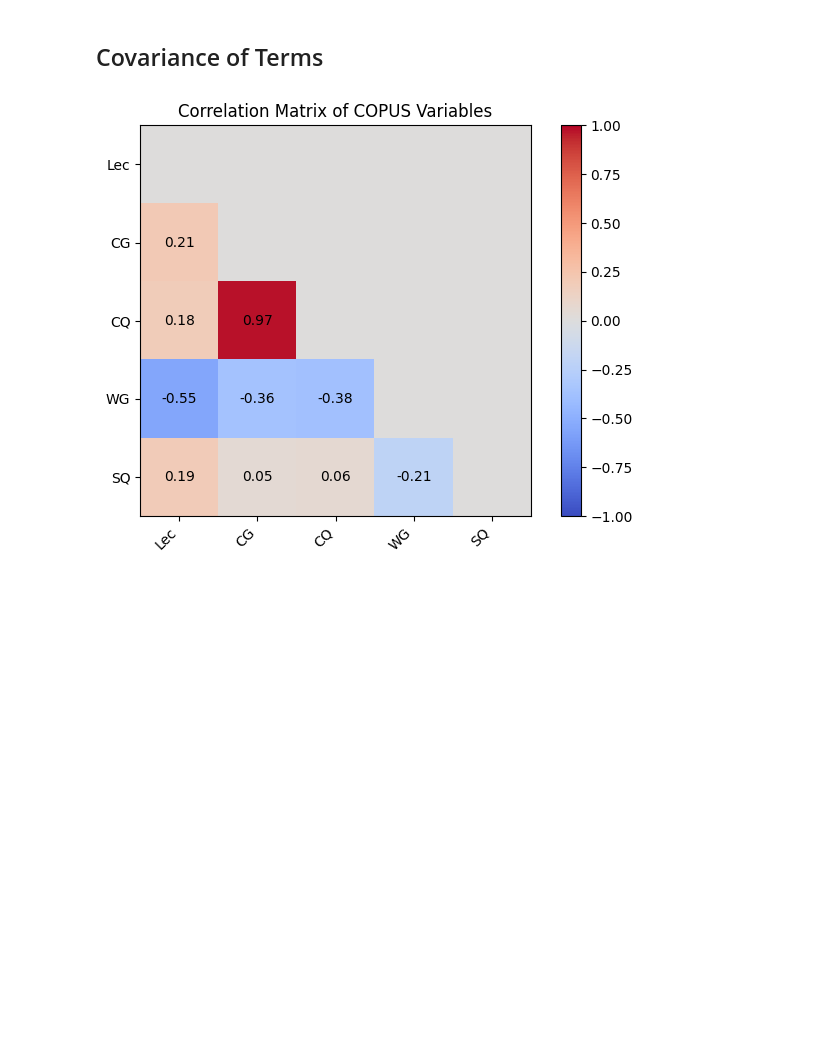
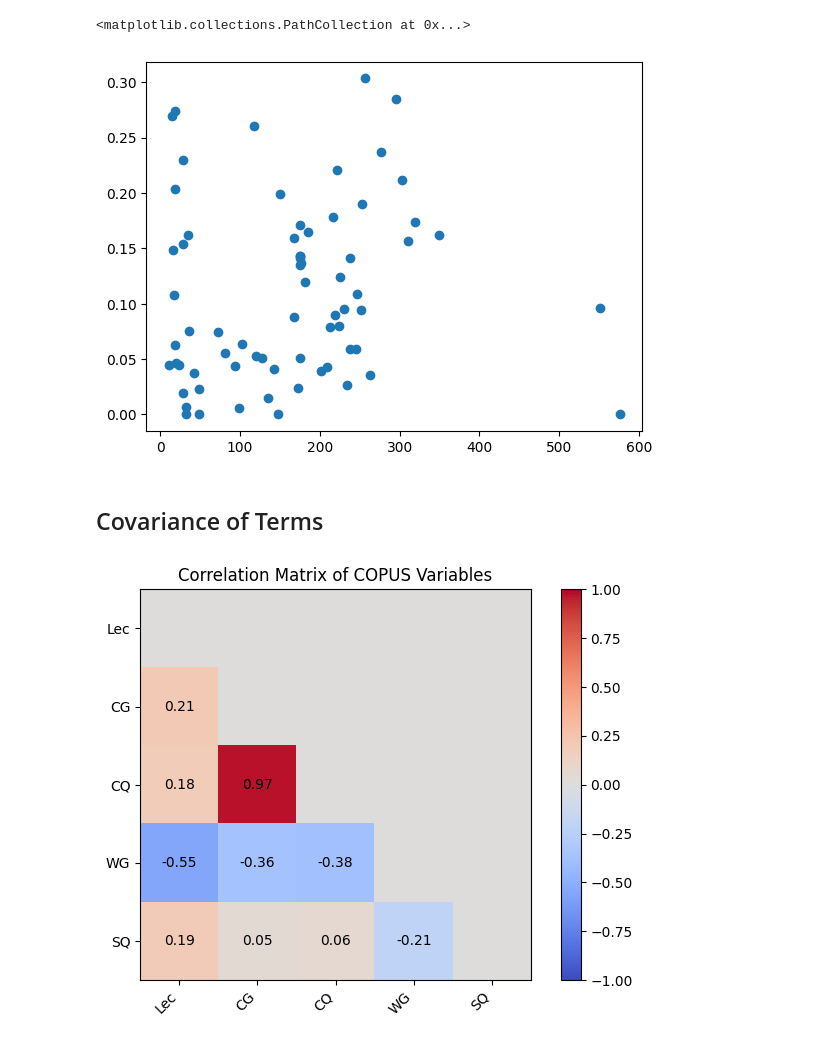
Before and after one commit to oross314/Modeling-Active-Learning-Classrooms, a Jupyter notebook: data_exploration_plots.ipynb, the cells around one changed output. Cells and saved outputs as stored; diff of their text form; code cells hidden in the pictures; blank space fills up the shorter version.

```diff
--- a/data_exploration_plots.ipynb
+++ b/data_exploration_plots.ipynb
@@ -22,6 +22,11 @@ gains = postmeans - premeans
 
 Ns = data['N'].values
 Fields = data['Field'].values
+# %%
+plt.scatter(Ns, SQs, )
+# %% [output]
+<matplotlib.collections.PathCollection at 0x...>
+[figure, added]
 # %% [markdown]
 ## Covariance of Terms
 # %%
```
Also changed, not shown: parts of 1 cell of this notebook, 3 other files.
